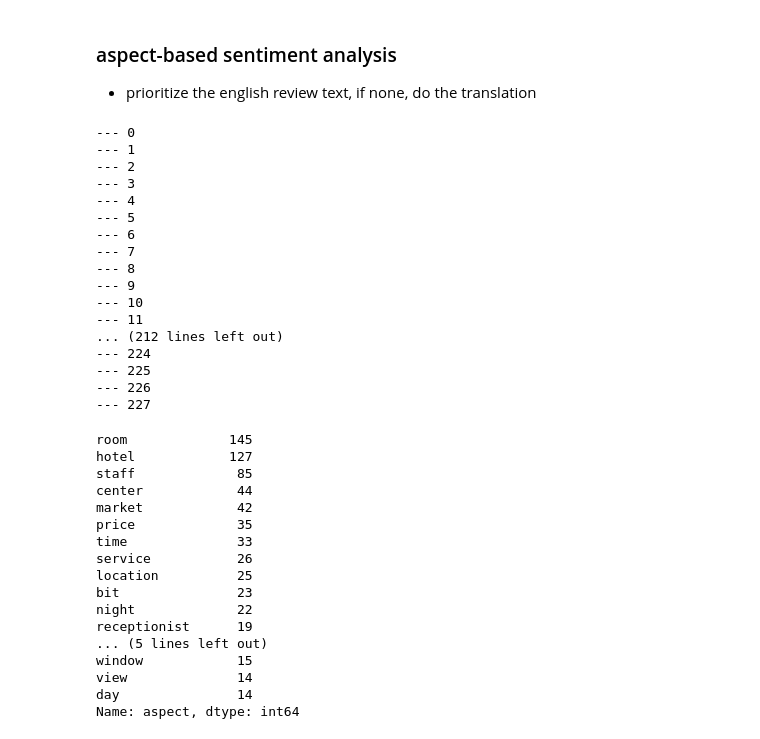
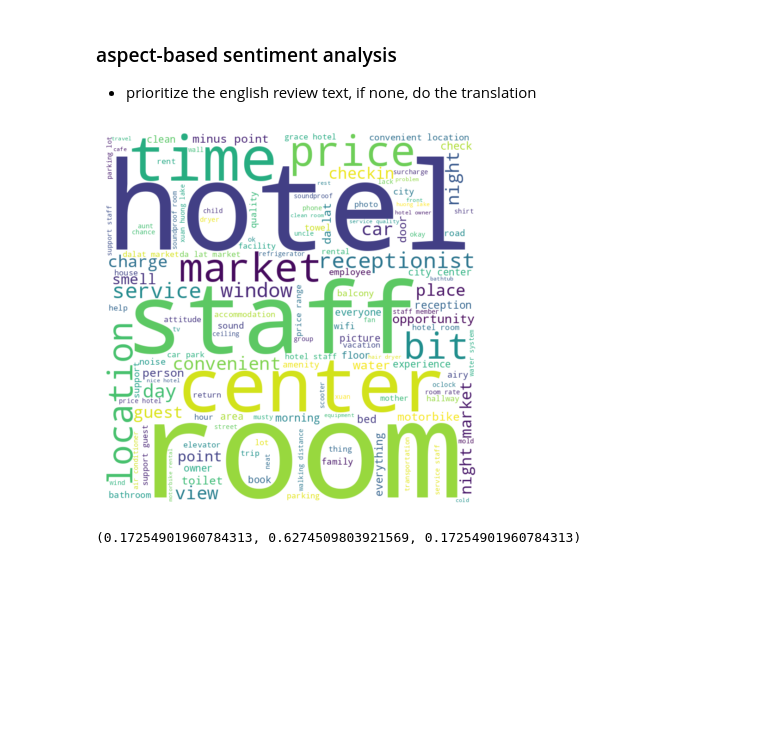
Before and after one commit to dinhgiangltk/analysis-projects, a Jupyter notebook: sentiment_analysis/case_hotel_reviews.ipynb, the cells around one changed output. Cells and saved outputs as stored; diff of their text form; code cells hidden in the pictures; blank space fills up the shorter version.

```diff
--- a/sentiment_analysis/case_hotel_reviews.ipynb
+++ b/sentiment_analysis/case_hotel_reviews.ipynb
@@ -24,7 +18,7 @@ You should probably TRAIN this model on a down-stream task to be able to use it
 ### read & transform data
 # %%
 # read data
-file_path = 'https://raw.githubusercontent.com/dinhgiangltk/stored_data/main/text_data/the_grace_dalat_reviews.csv'
+file_path = 'data_the_grace_dalat_reviews.csv'
 try:
     df = pd.read_csv(file_path, converters={'profileId':str})
     eval_cols = ['travelPurpose','travelKeywords','photoDataDisplaysList','reactionSummaries']
@@ -32,7 +26,7 @@ try:
 except:
     data = data_scraping(url_hotel="https://www.traveloka.com/vi-vn/hotel/vietnam/the-grace-hotel-dalat-3000010042556", reviews_per_page=10)
     df = data.get_all_reviews()
-    df.to_csv('/home/tdjiang/github/stored_data/text_data/the_grace_dalat_reviews.csv', index=False)
+    df.to_csv('data_the_grace_dalat_reviews.csv', index=False)
 # %%
 # replace empty data to blank data
 df = df.mask(df == '')
@@ -60,13 +54,15 @@ if os.path.exists(file_name):
     df_output = pd.read_csv(file_name)
 
 else:
+    output = []
     for id, row in enumerate(df.to_dict(orient='records')):
         reviewTextFn = row['reviewText']
         absa_class = absa_english_text(reviewTextFn)
         if not row['translated']:
-            tokenized = absa_class.words_tokenized()
+            tokenized = absa_class.words_tokenized(teencode_replaced=True)
             reviewTextFn = absa_class.translate_vi_to_en(tokenized)
 
+        reviewTextFn = absa_class.words_tokenized(reviewTextFn, teencode_replaced=False)
         # limit first 400 characters
         reviewTextFn = absa_class.truncate_first_words(reviewTextFn)
         sentiments = absa_class.absa_by_np(reviewTextFn)
@@ -74,47 +70,41 @@ else:
             'reviewId': row['reviewId'],
             'sentiment':sentiments
         })
-        print('---', id)
+        print(str(id).zfill(3), end=', ')
 
     df_output = pd.DataFrame(output)
     df_output['sentiment'] = df_output.apply(lambda x: pd.DataFrame(x.sentiment).assign(reviewId = x.reviewId) , axis=1)
     df_output = pd.concat(df_output.sentiment.tolist())
     df_output.to_csv(file_name, index=False)
-# %% [output]
---- 0
---- 1
---- 2
---- 3
---- 4
---- 5
---- 6
---- 7
---- 8
---- 9
---- 10
---- 11
-... (212 lines left out)
---- 224
---- 225
---- 226
---- 227
-# %%
-df_output.aspect.value_counts().head(20)
-# %% [output]
-room             145
-hotel            127
-staff             85
-center            44
-market            42
-price             35
-time              33
-service           26
-location          25
-bit               23
-night             22
-receptionist      19
-... (5 lines left out)
-window            15
-view              14
-day               14
-Name: aspect, dtype: int64
+# %%
+# remove STOPWORDS
+
+df_output['aspect'] = df_output.aspect.apply(lambda x: ' '.join([w for w in x.split(' ') if w.lower() not in STOPWORDS])).str.strip()
+df_output = df_output.query("aspect.str.len() > 0")
+
+# get the singular form of aspects
+p = inflect.engine()
+df_output['singular_aspect'] = df_output.aspect.apply(lambda x: p.singular_noun(x) if p.singular_noun(x) != False and nltk.pos_tag([x])[0][1] == 'NNS' else x)
+
+# get the part of speech of aspects
+df_output['aspect_pos'] = df_output.singular_aspect.apply(lambda x: nltk.pos_tag([x])[0][1])
+
+# consider to remove non-NN aspects
+df_output.query("aspect_pos != 'NN' ").groupby('singular_aspect', as_index=False).agg(reviews=('reviewId','nunique')).sort_values('reviews', ascending=False)
+# %%
+# only keep NN aspects
+df_output['clean_aspect'] = df_output.apply(lambda x: x.singular_aspect.lower() if x.aspect_pos == 'NN' else None, axis=1)
+# %%
+# use wordcloud to highlight the most mentioned keywords
+wordcloud = WordCloud(width=800, height=800, background_color='white', stopwords=STOPWORDS, min_font_size=10)
+wordcloud.generate_from_frequencies(df_output.clean_aspect.value_counts().to_dict())
+
+plt.imshow(wordcloud, interpolation = 'bilinear')
+plt.axis("off")
+plt.show()
+# %% [output]
+[figure, added]
+# %%
+sns.color_palette(n_colors=3)[2]
+# %% [output]
+(0.17254901960784313, 0.6274509803921569, 0.17254901960784313)
```
Also changed, not shown: parts of 8 cells of this notebook, 5 other files.
